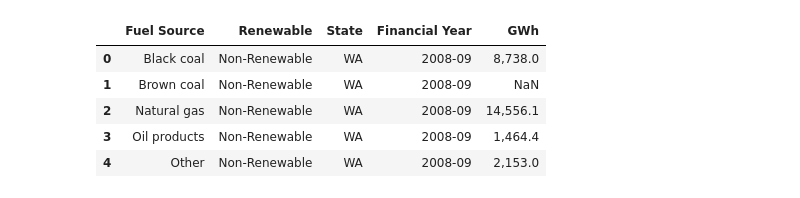
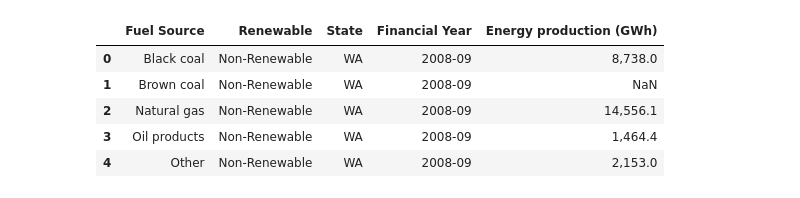
Before and after one commit to Lopokoiyit/PROJECT2-, a Jupyter notebook: data/data_cleaning.ipynb, the cells around one changed output. Cells and saved outputs as stored; diff of their text form; code cells hidden in the pictures.

```diff
--- a/data/data_cleaning.ipynb
+++ b/data/data_cleaning.ipynb
@@ -76,10 +112,10 @@ qld_consumption_df.head()
 # %%
 wa_production_df=pd.read_csv("csv/wa_production.csv")
 wa_production_df["State"] = "WA"
-wa_production_df = wa_production_df.melt(id_vars=["Fuel Source", "Renewable", "State"], var_name ="Financial Year", value_name="GWh")
+wa_production_df = wa_production_df.melt(id_vars=["Fuel Source", "Renewable", "State"], var_name ="Financial Year", value_name="Energy production (GWh)")
 wa_production_df.head()
 # %% [output]
-|  | Fuel Source | Renewable | State | Financial Year | GWh |
+|  | Fuel Source | Renewable | State | Financial Year | Energy production (GWh) |
 | 0 | Black coal | Non-Renewable | WA | 2008-09 | 8,738.0 |
 | 1 | Brown coal | Non-Renewable | WA | 2008-09 | NaN |
 | 2 | Natural gas | Non-Renewable | WA | 2008-09 | 14,556.1 |
```
Also changed, not shown: parts of 20 cells of this notebook, 7 other files.
